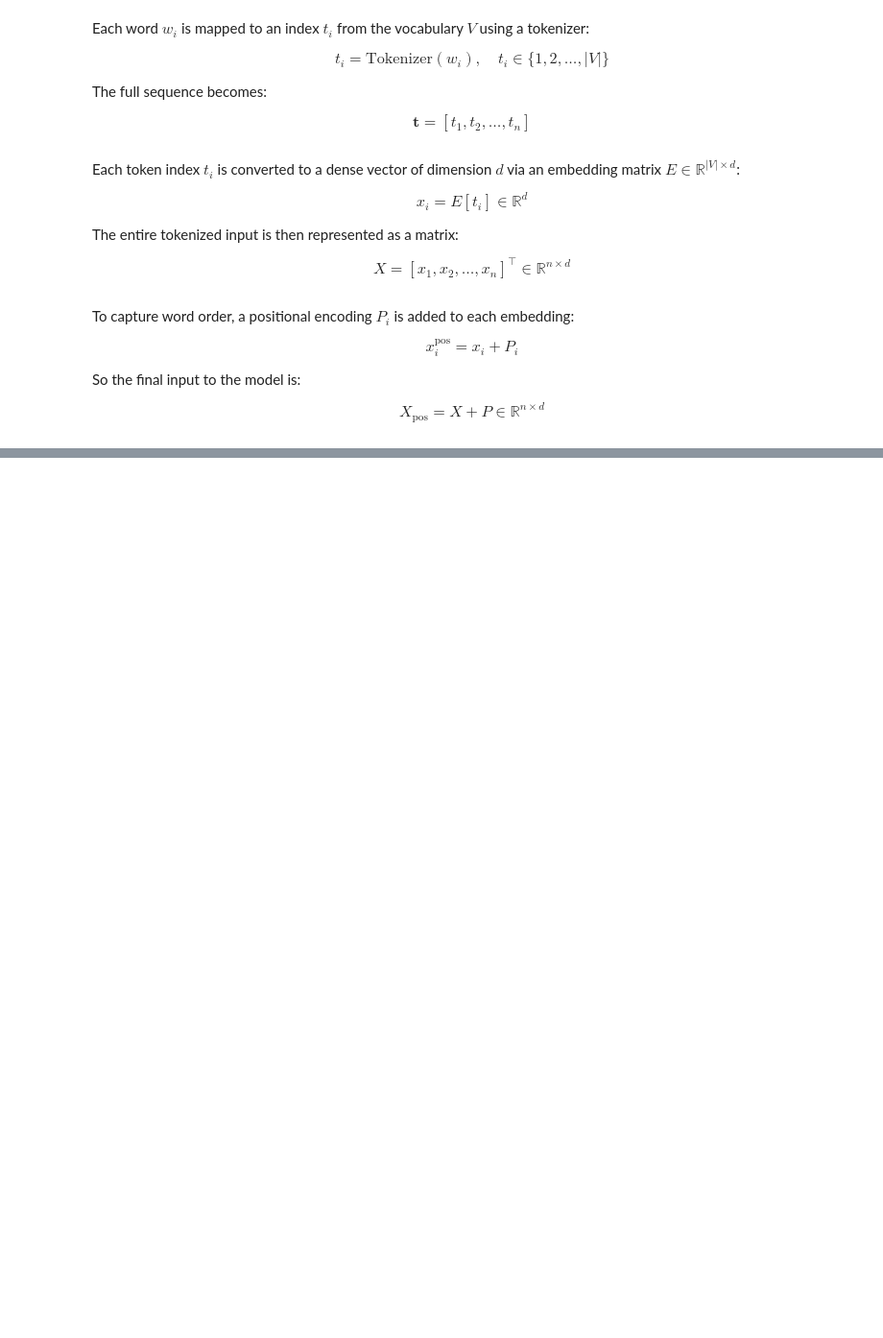
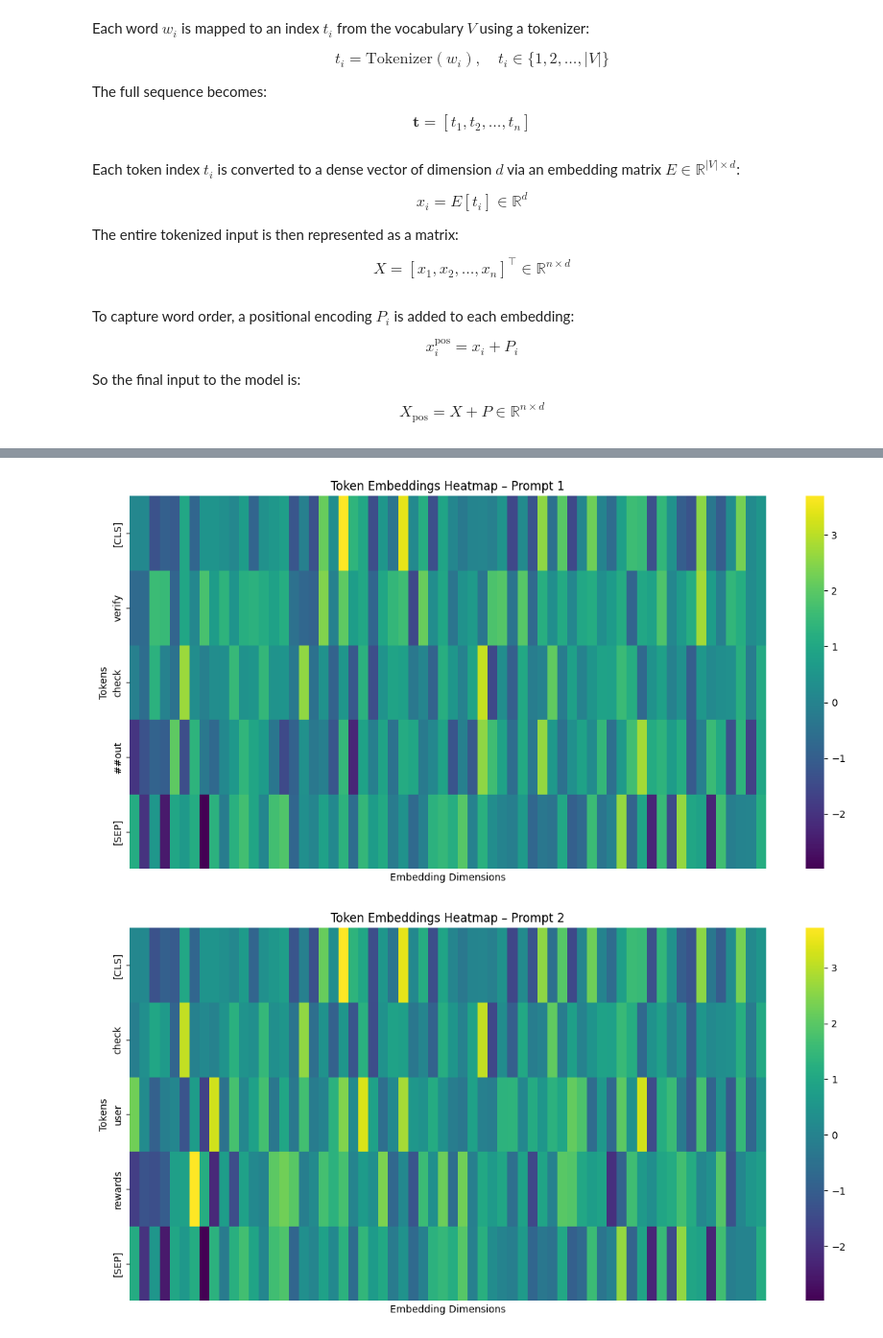
Before and after one commit to octavioeac/LLM-AZ, a Jupyter notebook: prototype_llm.ipynb, the cells around one changed output, grey strips where cells are left out. Shown at 96% size. Drawn from its saved outputs; the diff is of its cells as text; code cells hidden in the pictures; blank space fills up the shorter version.

```diff
--- a/prototype_llm.ipynb
+++ b/prototype_llm.ipynb
@@ -140,6 +140,7 @@ Total de casos antes de limpiar: 120
 Total de casos con información completa: 120
 # %%
 # Construye los prompts para los primeros 10 casos
+prompt_parts = []
 for idx, row in df_filtered.head(10).iterrows():
     prompt_parts = []
 
@@ -162,7 +163,7 @@ for idx, row in df_filtered.head(10).iterrows():
             prompt_parts.append(f"{pretty_name}: {row[field]}")
 
     prompt = "Genera un caso de prueba con los siguientes datos:\n" + "\n".join(prompt_parts)
-
+    prompt_parts.append(prompt_parts)
     print(f"\n--- Prompt #{idx + 1} ---")
     print(prompt)
 # %% [output]
@@ -286,0 +392,6 @@ class PositionalEncoding(nn.Module):
+# %%
+model = PromptTensorizer(d_model=64)
+prompts = ["Verify checkout", "Check user rewards"]
+out = model(prompts)
+
+print(out.shape)  # (batch_size=2, seq_len, d_model=64)
@@ -286,0 +405,24 @@ class PositionalEncoding(nn.Module):
+# %%
+# Convert to NumPy
+embeddings_np = out.detach().numpy()
+
+# Plot heatmaps for each prompt
+for i, prompt in enumerate(prompts):
+    # Get token strings
+    token_ids = model.tokenizer(prompt, return_tensors="pt", padding=True, truncation=True)["input_ids"][0]
+    tokens = model.tokenizer.convert_ids_to_tokens(token_ids)
+
+    # Get embedding of the i-th prompt
+    emb = embeddings_np[i]  # shape: (seq_len, d_model)
+
+    # Plot heatmap
+    plt.figure(figsize=(12, 6))
+    sns.heatmap(emb, xticklabels=False, yticklabels=tokens, cmap="viridis")
+    plt.title(f"Token Embeddings Heatmap – Prompt {i+1}")
+    plt.xlabel("Embedding Dimensions")
+    plt.ylabel("Tokens")
+    plt.tight_layout()
+    plt.show()
+# %% [output]
+[figure, added]
+[figure, added]
```
Also changed, not shown: parts of 5 cells of this notebook.
